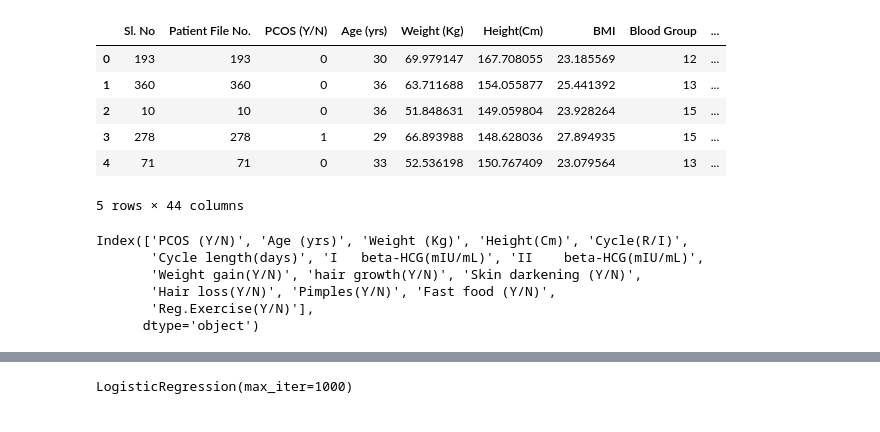
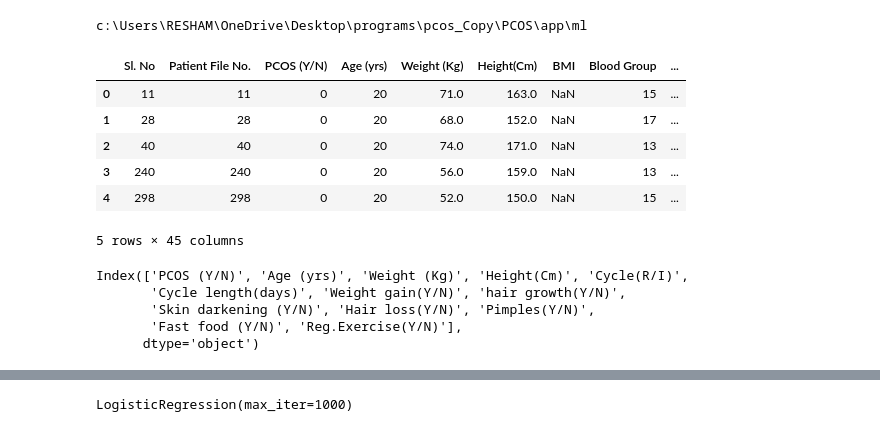
Before and after one commit to Resham-Patel/Pcos, a Jupyter notebook: app/ml/train_model.ipynb, the cells around one changed output, grey strips where cells are left out. Cells and saved outputs as stored; diff of their text form; code cells hidden in the pictures.

```diff
--- a/app/ml/train_model.ipynb
+++ b/app/ml/train_model.ipynb
@@ -8,15 +8,18 @@ Requirement already satisfied: et-xmlfile in c:\users\divya\appdata\local\packag
 # %%
 import pandas as pd
-data = pd.read_csv("pcos_dataset.csv")
+import os
+print(os.getcwd())
+data = pd.read_excel("dataset/PCOS_data_without_infertility.xlsx")
 data.head()
 # %% [output]
+c:\Users\RESHAM\OneDrive\Desktop\programs\pcos_Copy\PCOS\app\ml
 |  | Sl. No | Patient File No. | PCOS (Y/N) | Age (yrs) | Weight (Kg) | Height(Cm) | BMI | Blood Group | ... |
-| 0 | 193 | 193 | 0 | 30 | 69.979147 | 167.708055 | 23.185569 | 12 | ... |
-| 1 | 360 | 360 | 0 | 36 | 63.711688 | 154.055877 | 25.441392 | 13 | ... |
-| 2 | 10 | 10 | 0 | 36 | 51.848631 | 149.059804 | 23.928264 | 15 | ... |
-| 3 | 278 | 278 | 1 | 29 | 66.893988 | 148.628036 | 27.894935 | 15 | ... |
-| 4 | 71 | 71 | 0 | 33 | 52.536198 | 150.767409 | 23.079564 | 13 | ... |
+| 0 | 11 | 11 | 0 | 20 | 71.0 | 163.0 | NaN | 15 | ... |
+| 1 | 28 | 28 | 0 | 20 | 68.0 | 152.0 | NaN | 17 | ... |
+| 2 | 40 | 40 | 0 | 20 | 74.0 | 171.0 | NaN | 13 | ... |
+| 3 | 240 | 240 | 0 | 20 | 56.0 | 159.0 | NaN | 13 | ... |
+| 4 | 298 | 298 | 0 | 20 | 52.0 | 150.0 | NaN | 15 | ... |
-5 rows × 44 columns
+5 rows × 45 columns
 # %%
 # 🔥 step 1: clean column names
 data.columns = data.columns.str.strip()
@@ -32,9 +35,9 @@ data.drop([
     "Hb(g/dl)",
     "Marraige Status (Yrs)",
     "Pregnant(Y/N)",
-    "No. of abortions",   # fixed
-    "I beta-HCG(mIU/mL)",   # fixed spacing
-    "II beta-HCG(mIU/mL)",  # fixed spacing
+    "No. of aborptions",   # fixed
+    "I   beta-HCG(mIU/mL)",   # fixed spacing
+    "II    beta-HCG(mIU/mL)",  # fixed spacing
     "FSH(mIU/mL)",
     "LH(mIU/mL)",
     "FSH/LH",
@@ -61,10 +64,9 @@ print(data.columns)
 data.to_csv("new_data.csv", index=False)
 # %% [output]
 Index(['PCOS (Y/N)', 'Age (yrs)', 'Weight (Kg)', 'Height(Cm)', 'Cycle(R/I)',
-       'Cycle length(days)', 'I   beta-HCG(mIU/mL)', 'II    beta-HCG(mIU/mL)',
-       'Weight gain(Y/N)', 'hair growth(Y/N)', 'Skin darkening (Y/N)',
-       'Hair loss(Y/N)', 'Pimples(Y/N)', 'Fast food (Y/N)',
-       'Reg.Exercise(Y/N)'],
+       'Cycle length(days)', 'Weight gain(Y/N)', 'hair growth(Y/N)',
+       'Skin darkening (Y/N)', 'Hair loss(Y/N)', 'Pimples(Y/N)',
+       'Fast food (Y/N)', 'Reg.Exercise(Y/N)'],
       dtype='object')
 # %%
 data = data.apply(pd.to_numeric, errors='coerce')
```
Also changed, not shown: parts of 6 cells of this notebook, 33 other files.
